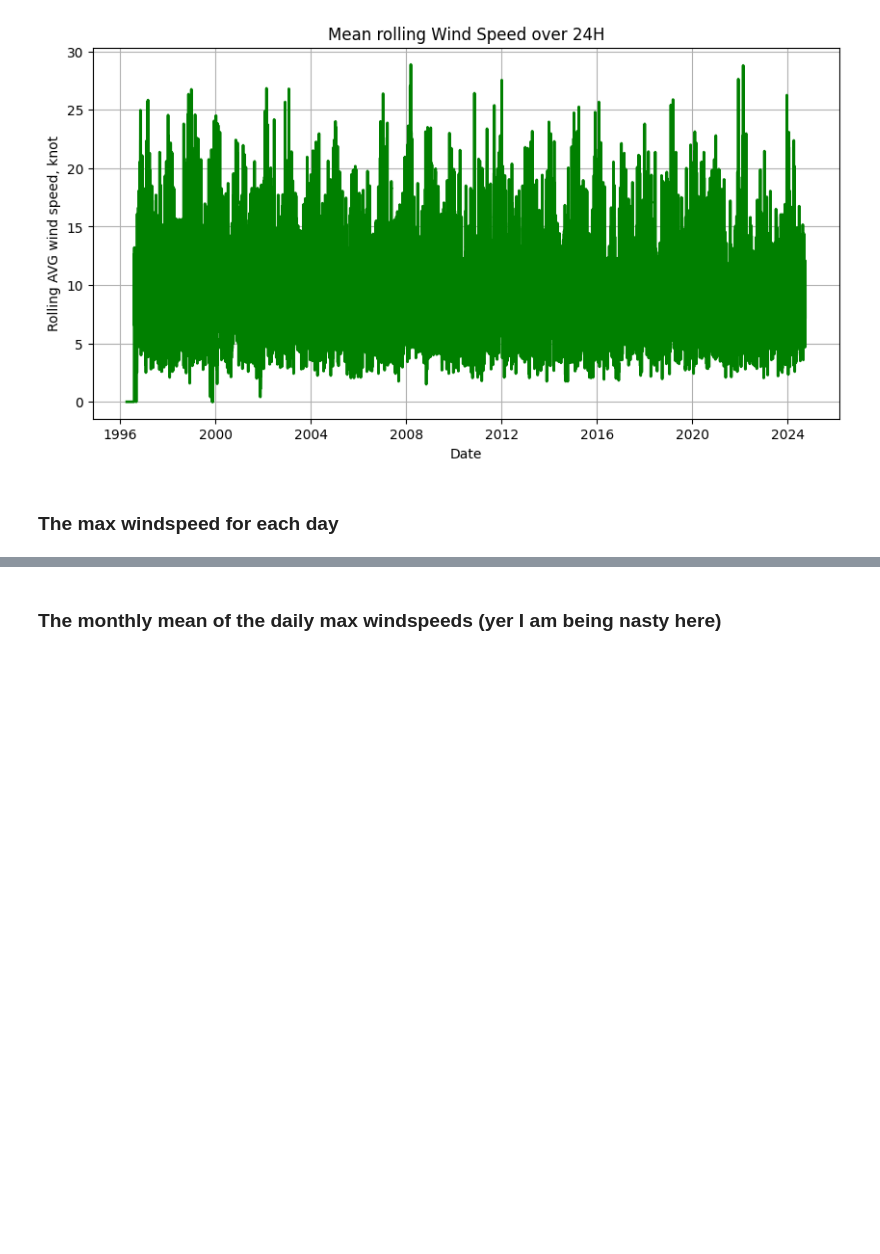
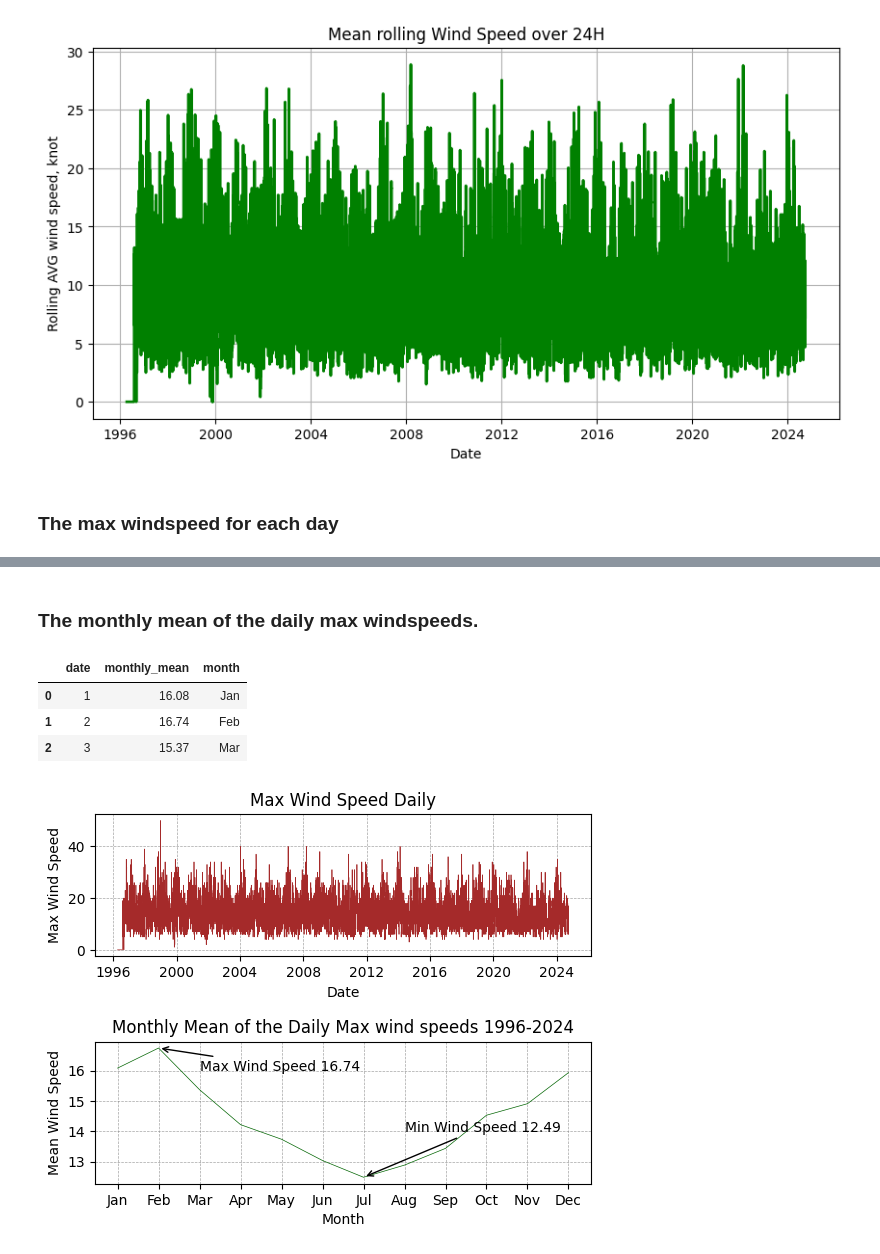
Before and after one commit to Kate-217/pogramming_for_data_analytics, a Jupyter notebook: assignments/assignment_6_Weather.ipynb, the cells around one changed output, grey strips where cells are left out. Drawn from its saved outputs; the diff is of its cells as text; code cells hidden in the pictures; blank space fills up the shorter version.

Commit message:
The monthly mean of the daily max windspeeds

```diff
--- a/assignments/assignment_6_Weather.ipynb
+++ b/assignments/assignment_6_Weather.ipynb
@@ -197,3 +197,7 @@ plt.show()
 [figure]
 # %% [markdown]
 ### The max windspeed for each day
+# %%
+max_wdsp_dayly = data.groupby(data['date'].dt.date)['wdsp'].max().reset_index()
+max_wdsp_dayly.columns=['date','max_wind_speed']
+max_wdsp_dayly.head()
@@ -200,2 +211,46 @@ plt.show()
 # %% [markdown]
-### The monthly mean of the daily max windspeeds (yer I am being nasty here)
+### The monthly mean of the daily max windspeeds.
+# %%
+max_wdsp_dayly['date'] = pd.to_datetime(max_wdsp_dayly['date'])
+monthly_mean_max_wdsp = round(max_wdsp_dayly.groupby(max_wdsp_dayly['date'].dt.month)['max_wind_speed'].mean(),2).reset_index()
+monthly_mean_max_wdsp.columns=['date','monthly_mean']
+
+monthly_mean_max_wdsp['month']=['Jan', 'Feb', 'Mar', 'Apr', 'May', 'Jun', 'Jul', 'Aug', 'Sep', 'Oct', 'Nov','Dec']
+monthly_mean_max_wdsp.head(3)
+# %% [output]
+|  | date | monthly_mean | month |
+| 0 | 1 | 16.08 | Jan |
+| 1 | 2 | 16.74 | Feb |
+| 2 | 3 | 15.37 | Mar |
+# %%
+fig,ax = plt.subplots(2,1)
+# plot 1
+ax[0].plot(max_wdsp_dayly['date'], max_wdsp_dayly['max_wind_speed'],color="brown", linewidth=0.5)
+ax[0].set_title("Max Wind Speed Daily")
+ax[0].set_xlabel("Date")
+ax[0].set_ylabel("Max Wind Speed")
+ax[0].grid(color='gray', linestyle='--', linewidth=0.5, alpha=0.7)
+
+# plot 2
+ax[1].plot(monthly_mean_max_wdsp['month'], monthly_mean_max_wdsp['monthly_mean'],color="darkgreen", linewidth=0.5)
+ax[1].set_title("Monthly Mean of the Daily Max wind speeds 1996-2024")
+ax[1].set_xlabel("Month")
+ax[1].set_ylabel("Mean Wind Speed")
+ax[1].grid(color='gray', linestyle='--', linewidth=0.5, alpha=0.7)
+
+# adding some anotations
+# Min point 1
+point1 = monthly_mean_max_wdsp['monthly_mean'].min()
+ax[1].annotate(f"Min Wind Speed {point1}", xy=['Jul',point1],
+               xytext=['Aug', 14],arrowprops={'arrowstyle': '->', 'color': 'black'})
+
+# Max point 2
+point2 = monthly_mean_max_wdsp['monthly_mean'].max()
+ax[1].annotate(f"Max Wind Speed {point2}", xy=['Feb',point2],
+               xytext=['Mar', 16],arrowprops={'arrowstyle': '->', 'color': 'black'})
+
+# adjusting the distance between the plots
+plt.subplots_adjust(hspace=0.6)
+plt.show()
+# %% [output]
+[figure, added]
```
Also changed, not shown: parts of 1 cell of this notebook.
